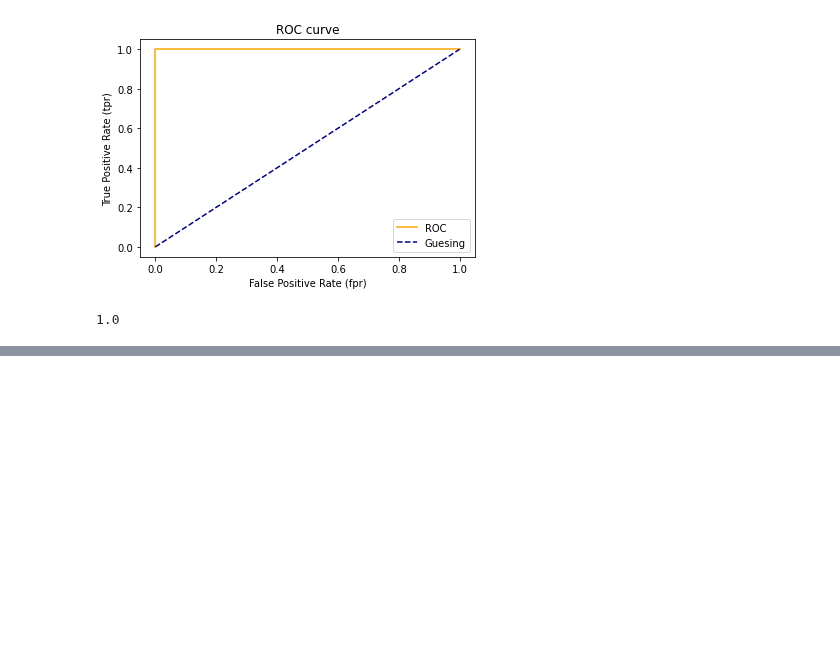
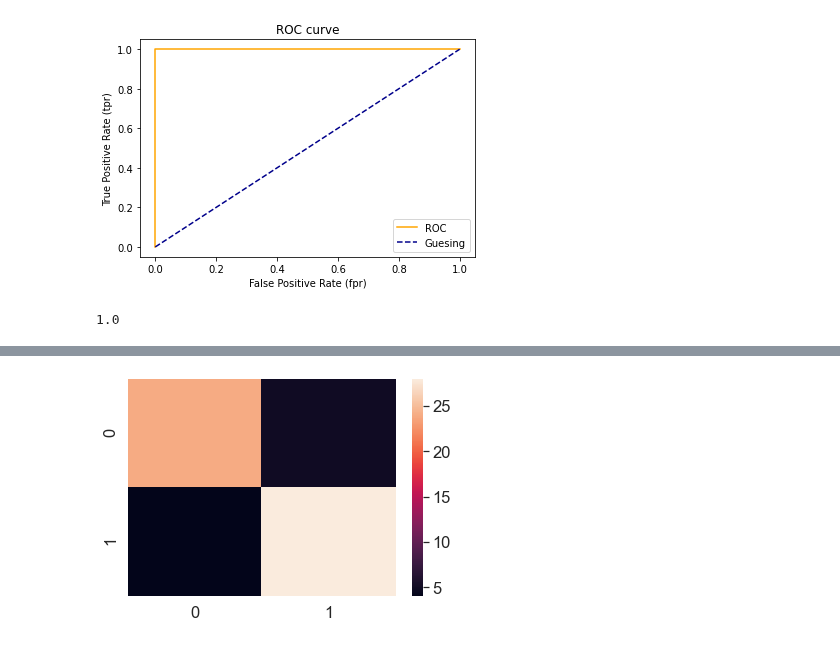
Before and after one commit to akshatz/dataScienceTutorial, a Jupyter notebook: introductionToScikitLearn.ipynb, the cells around one changed output, grey strips where cells are left out. Saved outputs shown, nothing was run; the diff lists cells and outputs as text; code cells hidden in the pictures; blank space fills up the shorter version.

Commit message:
Evaluating a classification model 4 (confusion matrix)

```diff
--- a/introductionToScikitLearn.ipynb
+++ b/introductionToScikitLearn.ipynb
@@ -1043,0 +1319,6 @@ roc_auc_score(yTest, yTest)
+# %%
+from sklearn.metrics import confusion_matrix
+
+yPreds = clf.predict(XTest)
+
+confusion_matrix(yTest, yPreds)
@@ -1043,0 +1365,14 @@ roc_auc_score(yTest, yTest)
+# %%
+# Make our confusion matrix more visual with Seaborn's heatmap()
+import seaborn as sns
+
+# Set the font scale
+sns.set(font_scale=1.5)
+
+# Create confusion matrix
+confMat = confusion_matrix(yTest, yPreds)
+
+# Plot it using seaborn heatmap
+sns.heatmap(confMat);
+# %% [output]
+[figure, added]
```
Also changed, not shown: parts of 72 cells of this notebook.
